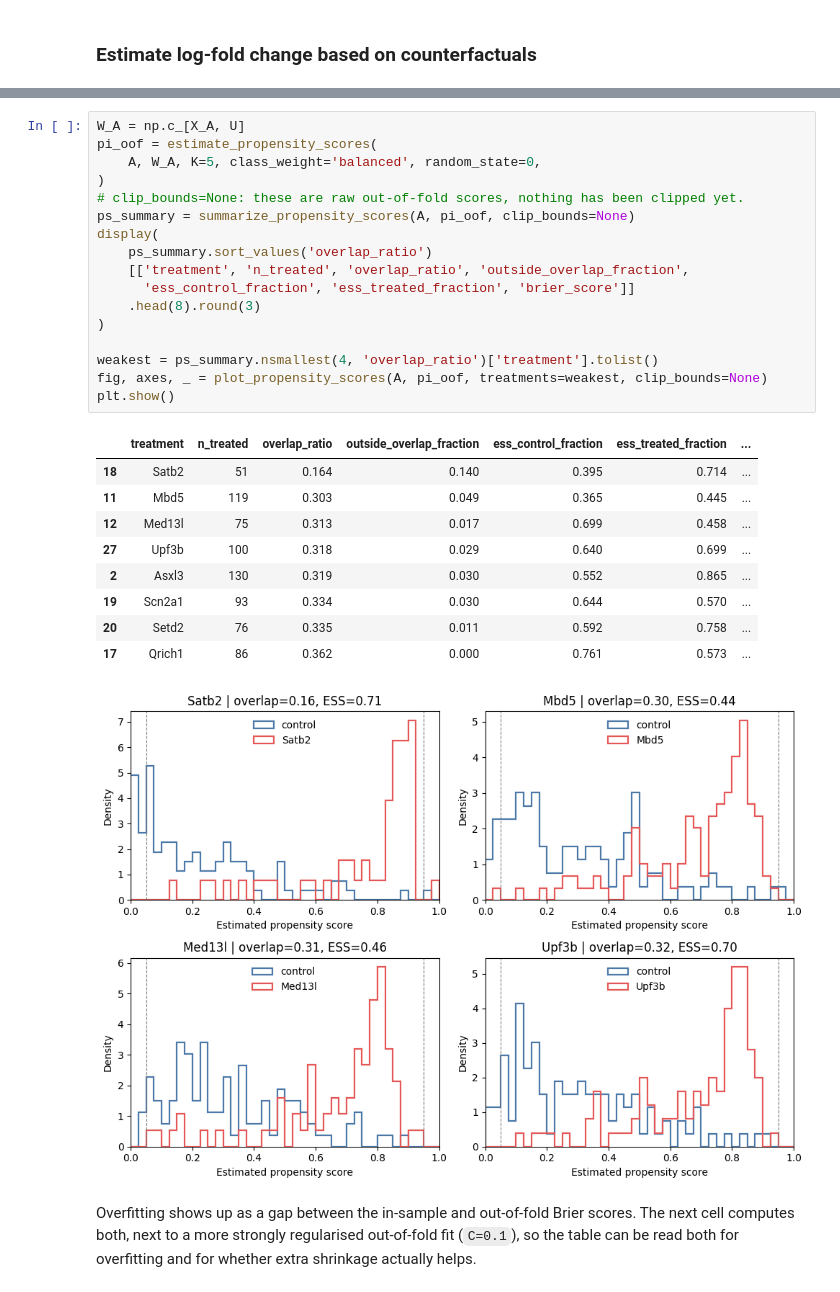
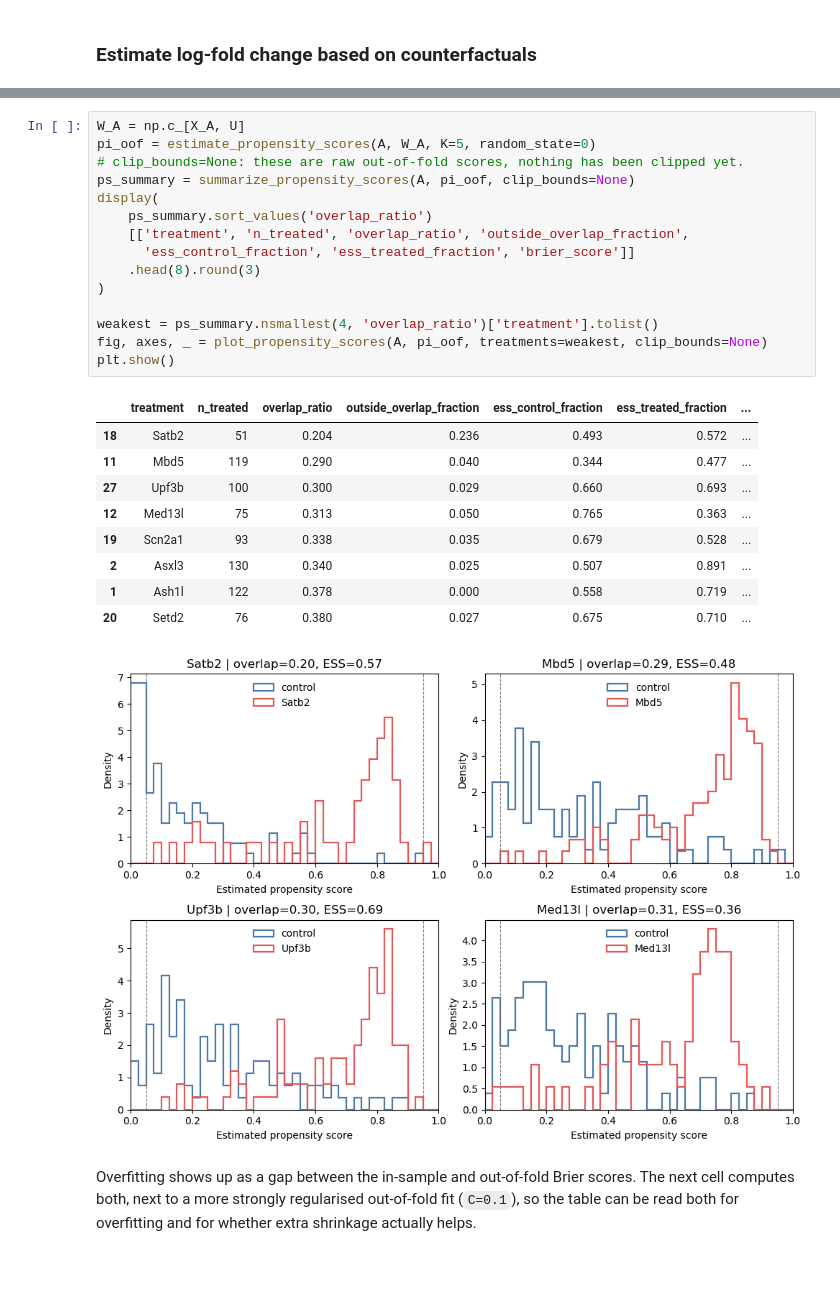
Before and after one commit to JinHongDu-Lab/causarray, a Jupyter notebook: docs/source/tutorial/perturbseq/perturbseq-py.ipynb, the cells around one changed output, grey strips where cells are left out. Cells and saved outputs as stored; diff of their text form.

```diff
--- a/docs/source/tutorial/perturbseq/perturbseq-py.ipynb
+++ b/docs/source/tutorial/perturbseq/perturbseq-py.ipynb
@@ -257,31 +255,29 @@ The balanced weighting makes the two groups comparable for estimation, so these
 # %%
 W_A = np.c_[X_A, U]
-pi_oof = estimate_propensity_scores(
-    A, W_A, K=5, class_weight='balanced', random_state=0,
-)
+pi_oof = estimate_propensity_scores(A, W_A, K=5, random_state=0)
 # clip_bounds=None: these are raw out-of-fold scores, nothing has been clipped yet.
 ps_summary = summarize_propensity_scores(A, pi_oof, clip_bounds=None)
 display(
     ps_summary.sort_values('overlap_ratio')
     [['treatment', 'n_treated', 'overlap_ratio', 'outside_overlap_fraction',
       'ess_control_fraction', 'ess_treated_fraction', 'brier_score']]
     .head(8).round(3)
 )
 
 weakest = ps_summary.nsmallest(4, 'overlap_ratio')['treatment'].tolist()
 fig, axes, _ = plot_propensity_scores(A, pi_oof, treatments=weakest, clip_bounds=None)
 plt.show()
 # %% [output]
 |  | treatment | n_treated | overlap_ratio | outside_overlap_fraction | ess_control_fraction | ess_treated_fraction | ... |
-| 18 | Satb2 | 51 | 0.164 | 0.140 | 0.395 | 0.714 | ... |
-| 11 | Mbd5 | 119 | 0.303 | 0.049 | 0.365 | 0.445 | ... |
-| 12 | Med13l | 75 | 0.313 | 0.017 | 0.699 | 0.458 | ... |
-| 27 | Upf3b | 100 | 0.318 | 0.029 | 0.640 | 0.699 | ... |
-| 2 | Asxl3 | 130 | 0.319 | 0.030 | 0.552 | 0.865 | ... |
-| 19 | Scn2a1 | 93 | 0.334 | 0.030 | 0.644 | 0.570 | ... |
-| 20 | Setd2 | 76 | 0.335 | 0.011 | 0.592 | 0.758 | ... |
-| 17 | Qrich1 | 86 | 0.362 | 0.000 | 0.761 | 0.573 | ... |
+| 18 | Satb2 | 51 | 0.204 | 0.236 | 0.493 | 0.572 | ... |
+| 11 | Mbd5 | 119 | 0.290 | 0.040 | 0.344 | 0.477 | ... |
+| 27 | Upf3b | 100 | 0.300 | 0.029 | 0.660 | 0.693 | ... |
+| 12 | Med13l | 75 | 0.313 | 0.050 | 0.765 | 0.363 | ... |
+| 19 | Scn2a1 | 93 | 0.338 | 0.035 | 0.679 | 0.528 | ... |
+| 2 | Asxl3 | 130 | 0.340 | 0.025 | 0.507 | 0.891 | ... |
+| 1 | Ash1l | 122 | 0.378 | 0.000 | 0.558 | 0.719 | ... |
+| 20 | Setd2 | 76 | 0.380 | 0.027 | 0.675 | 0.710 | ... |
-[figure, old version]
+[figure, new version]
 # %% [markdown]
 Overfitting shows up as a gap between the in-sample and out-of-fold Brier scores. The next cell computes both, next to a more strongly regularised out-of-fold fit (`C=0.1`), so the table can be read both for overfitting and for whether extra shrinkage actually helps.
 # %%
```
Also changed, not shown: parts of 11 cells of this notebook, 25 other files.
